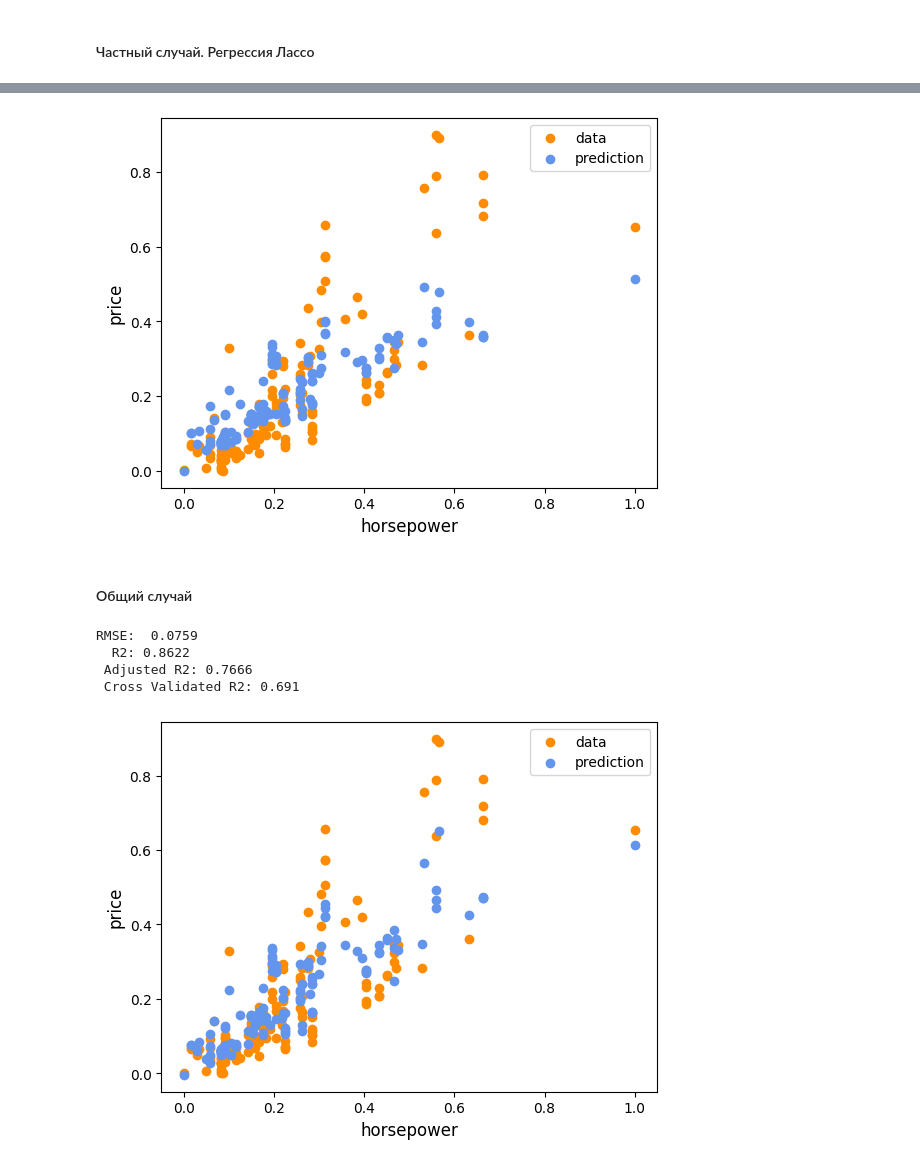
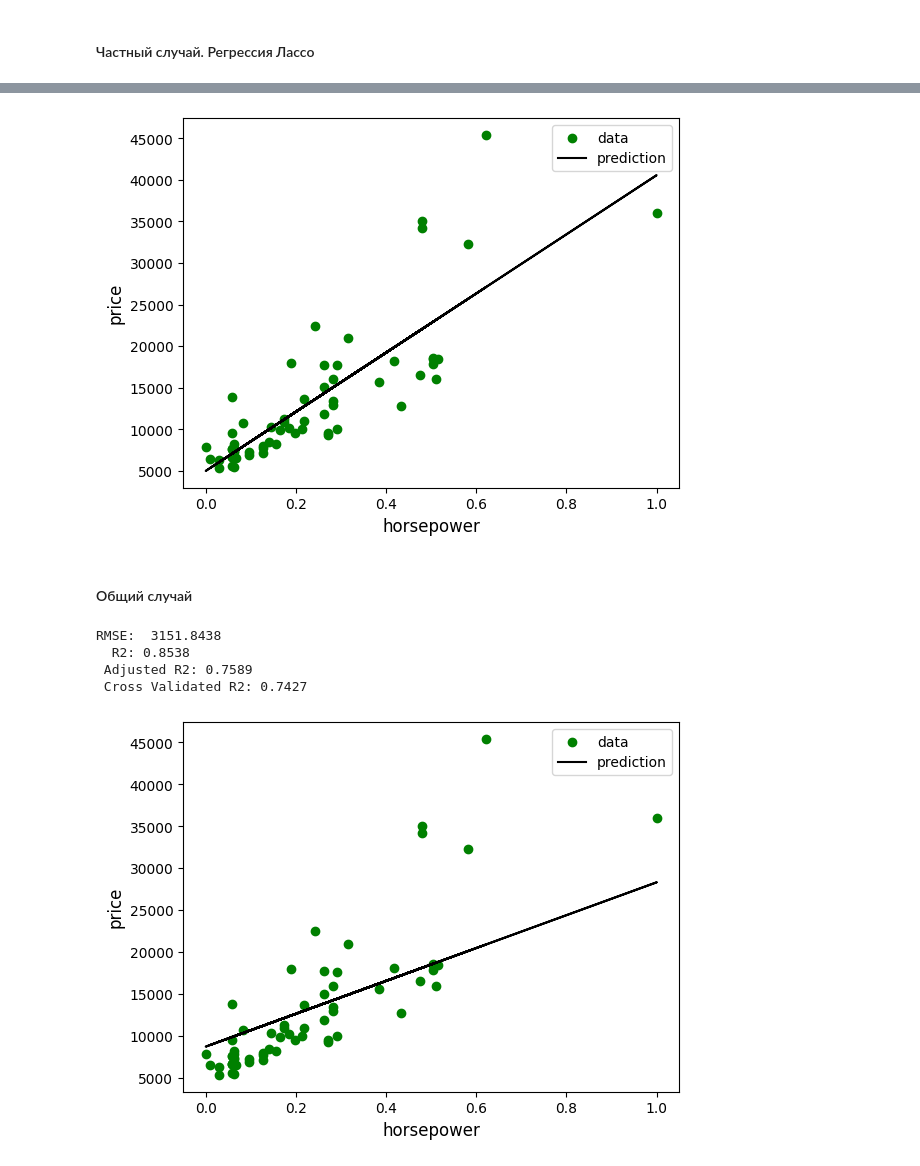
Before and after one commit to Gigdoz/AI-Technologies_ControlPoint, a Jupyter notebook: practice/ML_Регрессия_Практика_4.ipynb, the cells around one changed output, grey strips where cells are left out. Drawn from its saved outputs; the diff is of its cells as text; code cells hidden in the pictures.

```diff
--- a/practice/ML_Регрессия_Практика_4.ipynb
+++ b/practice/ML_Регрессия_Практика_4.ipynb
@@ -123,7 +127,13 @@ scaler_df.describe()
 # %% [markdown]
 ## Модели регрессии
 # %%
-X = scaler_df.drop(['price'], axis=1)
-y = scaler_df['price']
+X = df.drop(['price', 'car_ID'], axis=1)
+y = df['price']
 
 X_train, X_test, y_train, y_test = train_test_split(X, y, test_size=0.30, random_state=15)
+
+
+from sklearn import preprocessing
+scaler = preprocessing.MinMaxScaler(feature_range=(0,1))
+X_train = pd.DataFrame(data=scaler.fit_transform(X_train), columns=X_train.columns)
+X_test = pd.DataFrame(data=scaler.fit_transform(X_test), columns=X_test.columns)
@@ -383,19 +454,23 @@ RMSE:  0.1093
 # %%
-plt.scatter(X_train["horsepower"], y_train, color='darkorange',
-            label='data')
-plt.scatter(X_train["horsepower"], modelEN.predict(X_train), color='cornflowerblue',
-         label='prediction')
+X2 = X_test["horsepower"].values[:,np.newaxis]
+y2 = y_test.values
+
+model2 = ElasticNet(alpha=0.01, l1_ratio=1.0)
+model2.fit(X2, y2)
+
+plt.scatter(X2, y2, color='g', label='data')
+plt.plot(X2, model2.predict(X2), color='k', label='prediction')
 plt.ylabel('price', size=12)
 plt.xlabel('horsepower', size=12)
 plt.legend()
 plt.show()
 # %% [output]
-[figure, old version]
+[figure, new version]
 # %% [markdown]
 #### Общий случай
 # %%
 # Create an elastic net regression model
-modelEN = ElasticNet(alpha=0.01, l1_ratio=0.5)
+modelEN = ElasticNet(alpha=0.1, l1_ratio=0.7)
 
 # Fit the model to the data
 modelEN.fit(X_train, y_train)
@@ -405,18 +480,22 @@ y_en_pred = modelEN.predict(X_test)
 
 _ = Reg_Models_Evaluation_Metrics(modelEN, X_train, y_train, X_test, y_test, y_en_pred)
 # %% [output]
-RMSE:  0.0759
-  R2: 0.8622
- Adjusted R2: 0.7666
- Cross Validated R2: 0.691
+RMSE:  3151.8438
+  R2: 0.8538
+ Adjusted R2: 0.7589
+ Cross Validated R2: 0.7427
 # %%
-plt.scatter(X_train["horsepower"], y_train, color='darkorange',
-            label='data')
-plt.scatter(X_train["horsepower"], modelEN.predict(X_train), color='cornflowerblue',
-         label='prediction')
+X2 = X_test["horsepower"].values[:,np.newaxis]
+y2 = y_test.values
+
+model2 = ElasticNet(alpha=0.1, l1_ratio=0.7)
+model2.fit(X2, y2)
+
+plt.scatter(X2, y2, color='g', label='data')
+plt.plot(X2, model2.predict(X2), color='k', label='prediction')
 plt.ylabel('price', size=12)
 plt.xlabel('horsepower', size=12)
 plt.legend()
 plt.show()
 # %% [output]
-[figure, old version]
+[figure, new version]
```
Also changed, not shown: parts of 26 cells of this notebook.
